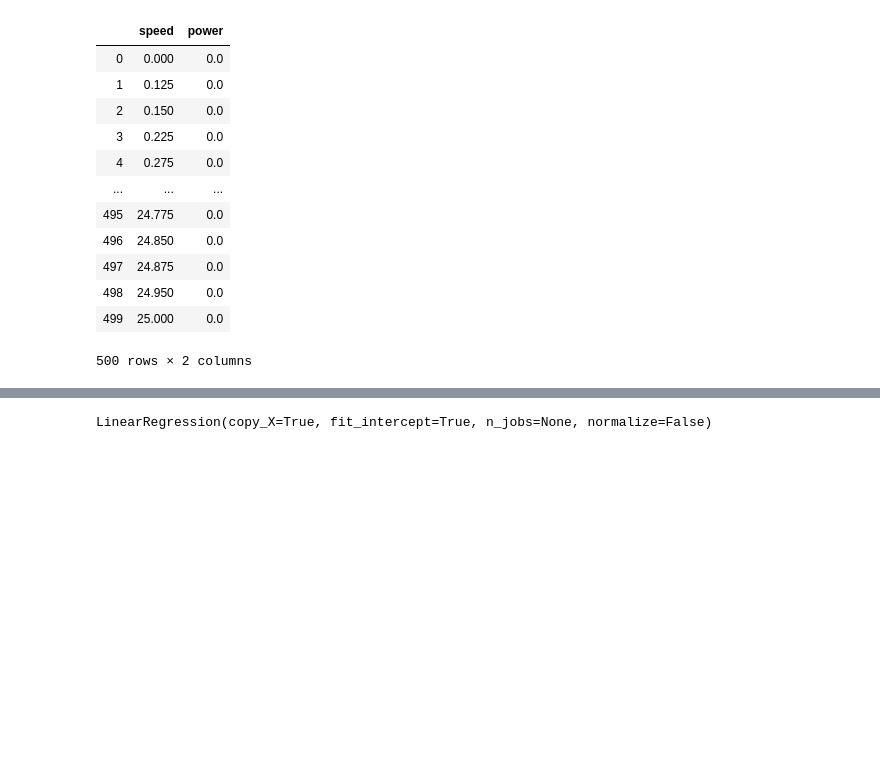
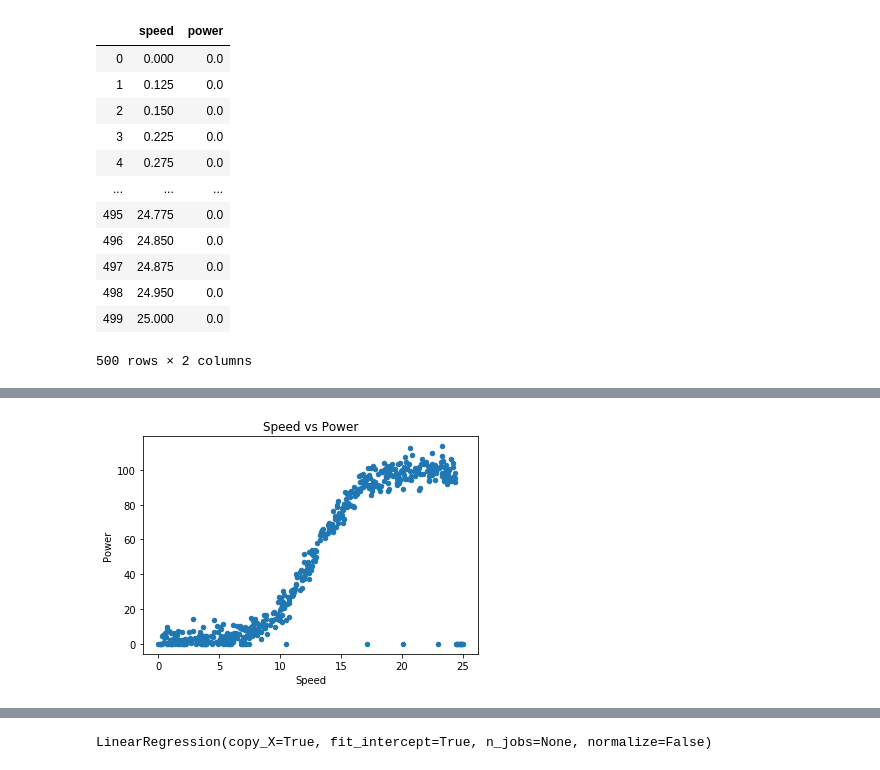
Before and after one commit to Willie2511/Data_Analysis_Project, a Jupyter notebook: Data_Project.ipynb, the cells around one changed output, grey strips where cells are left out. Cells and saved outputs as stored; diff of their text form; code cells hidden in the pictures; blank space fills up the shorter version.

```diff
--- a/Data_Project.ipynb
+++ b/Data_Project.ipynb
@@ -26,0 +66,9 @@ df
+# %%
+# plot speed vs power, naming x and y axis
+df.plot(kind='scatter', x='speed', y='power', style='o')
+plt.title('Speed vs Power')
+plt.xlabel('Speed')
+plt.ylabel('Power')
+plt.show();
+# %% [output]
+[figure, added]
```
Also changed, not shown: parts of 29 cells of this notebook.
